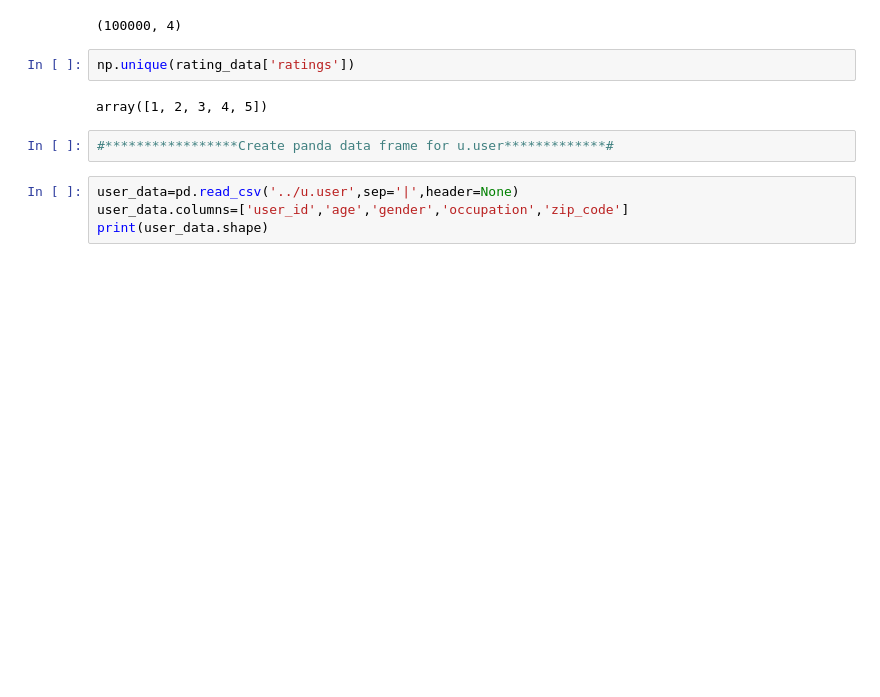
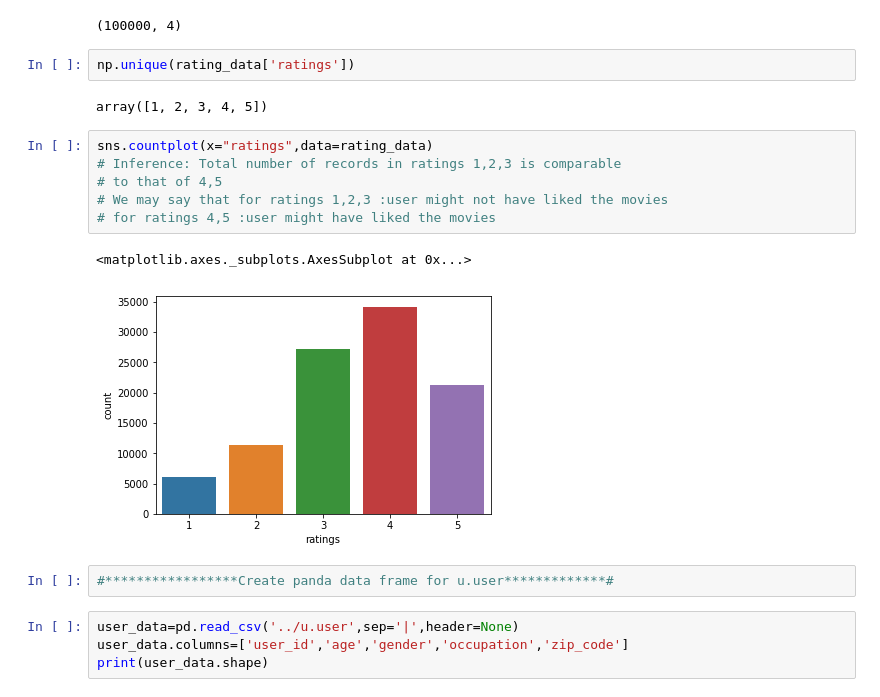
Before and after one commit to sharma-vidhi/machine-learning-movies, a Jupyter notebook: final_analysis/movie_predicition_analysis.ipynb, the cells around one changed output. Cells and saved outputs as stored; diff of their text form; blank space fills up the shorter version.

Commit message:
merged some of data exploration

```diff
--- a/final_analysis/movie_predicition_analysis.ipynb
+++ b/final_analysis/movie_predicition_analysis.ipynb
@@ -28,6 +30,15 @@ print(rating_data.shape)
 np.unique(rating_data['ratings'])
 # %% [output]
 array([1, 2, 3, 4, 5])
+# %%
+sns.countplot(x="ratings",data=rating_data)
+# Inference: Total number of records in ratings 1,2,3 is comparable
+# to that of 4,5
+# We may say that for ratings 1,2,3 :user might not have liked the movies
+# for ratings 4,5 :user might have liked the movies
+# %% [output]
+<matplotlib.axes._subplots.AxesSubplot at 0x...>
+[figure, added]
 # %%
 #*****************Create panda data frame for u.user*************#
 # %%
```
Also changed, not shown: parts of 9 cells of this notebook.
